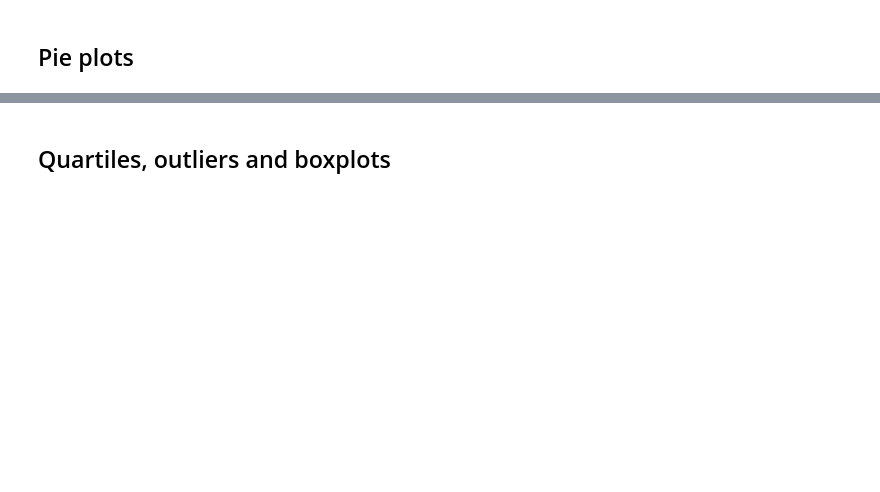
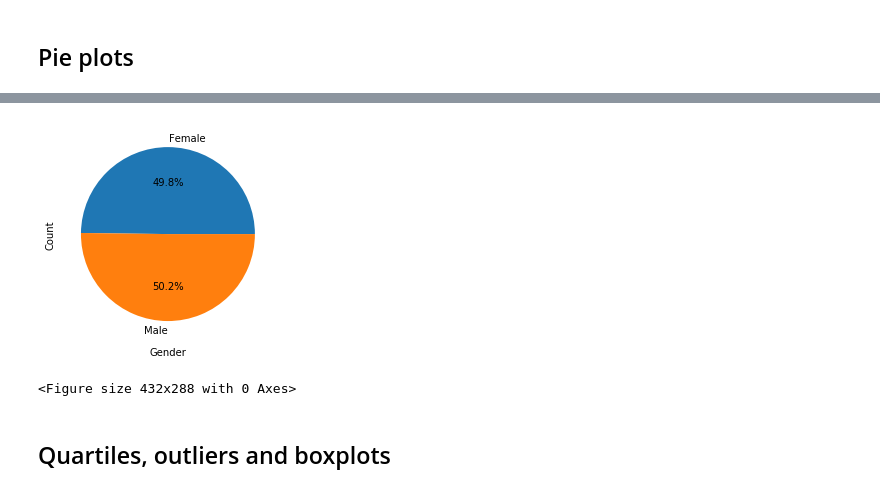
Before and after one commit to Soumya-Patil/MatPlotlib-Challenge, a Jupyter notebook: Pymaceuticals/pymaceuticals.ipynb, the cells around one changed output, grey strips where cells are left out. Cells and saved outputs as stored; diff of their text form; code cells hidden in the pictures; blank space fills up the shorter version.

```diff
--- a/Pymaceuticals/pymaceuticals.ipynb
+++ b/Pymaceuticals/pymaceuticals.ipynb
@@ -85,3 +181,25 @@ final_summary.set_index('Drug Regimen')
+# %%
+# Generate a pie plot showing the distribution of female versus male mice using pyplot
+
+# Create a group based on the values in the 'Sex' column
+mice_group = mouse_metadata.groupby('Sex')
+
+# Count how many times each gender appears in our group
+count_gender = mice_group['Sex'].count()
+
+# Create a bar chart based off of the group series from before
+count_chart = count_gender.plot(kind='pie',autopct = '%1.1f%%')
+
+# Set the xlabel and ylabel using class methods
+count_chart.set_xlabel("Gender")
+count_chart.set_ylabel("Count")
+
+
+plt.show()
+plt.tight_layout()
+# %% [output]
+[figure, added]
+<Figure size 432x288 with 0 Axes>
 # %% [markdown]
 ## Quartiles, outliers and boxplots
 # %%
```
Also changed, not shown: parts of 18 cells of this notebook.
